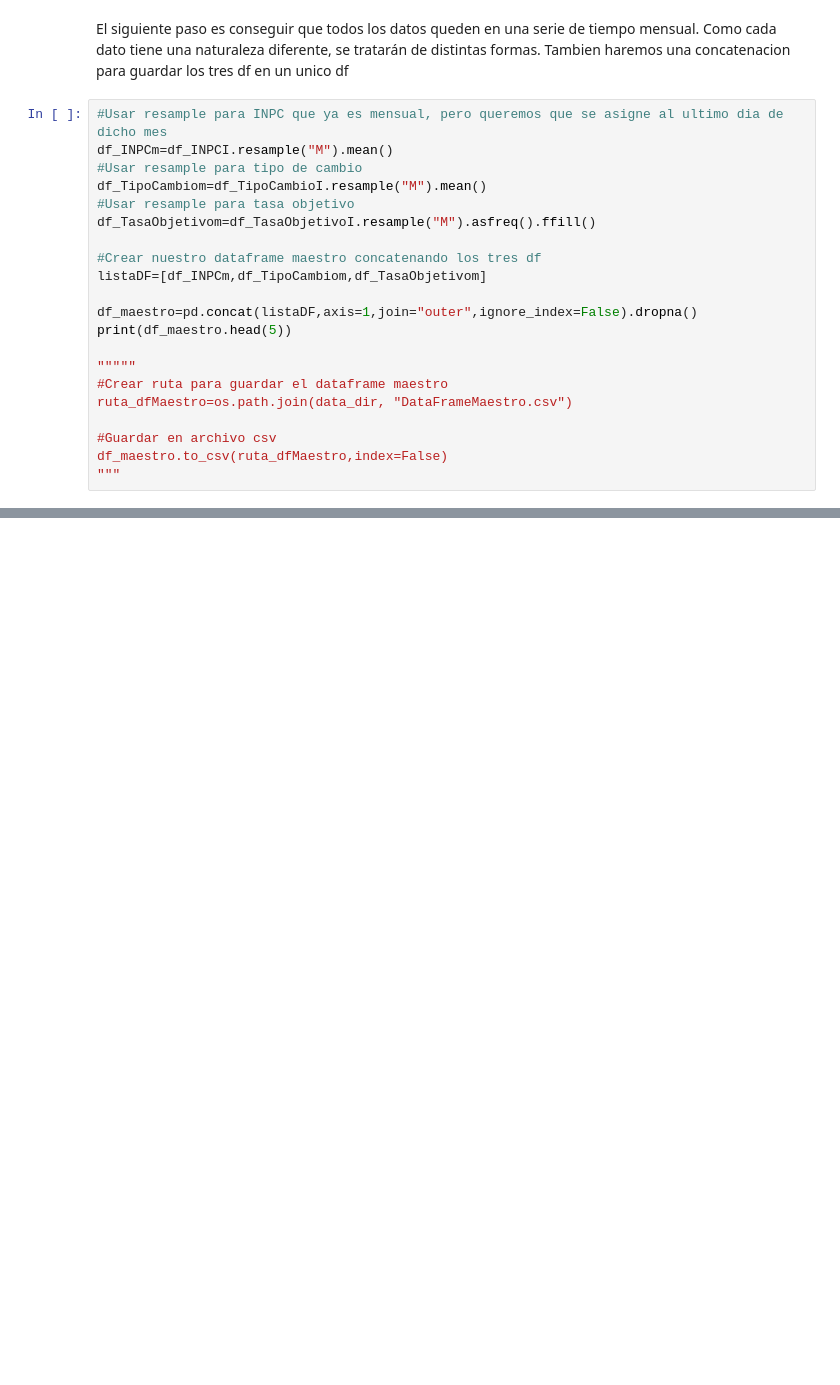
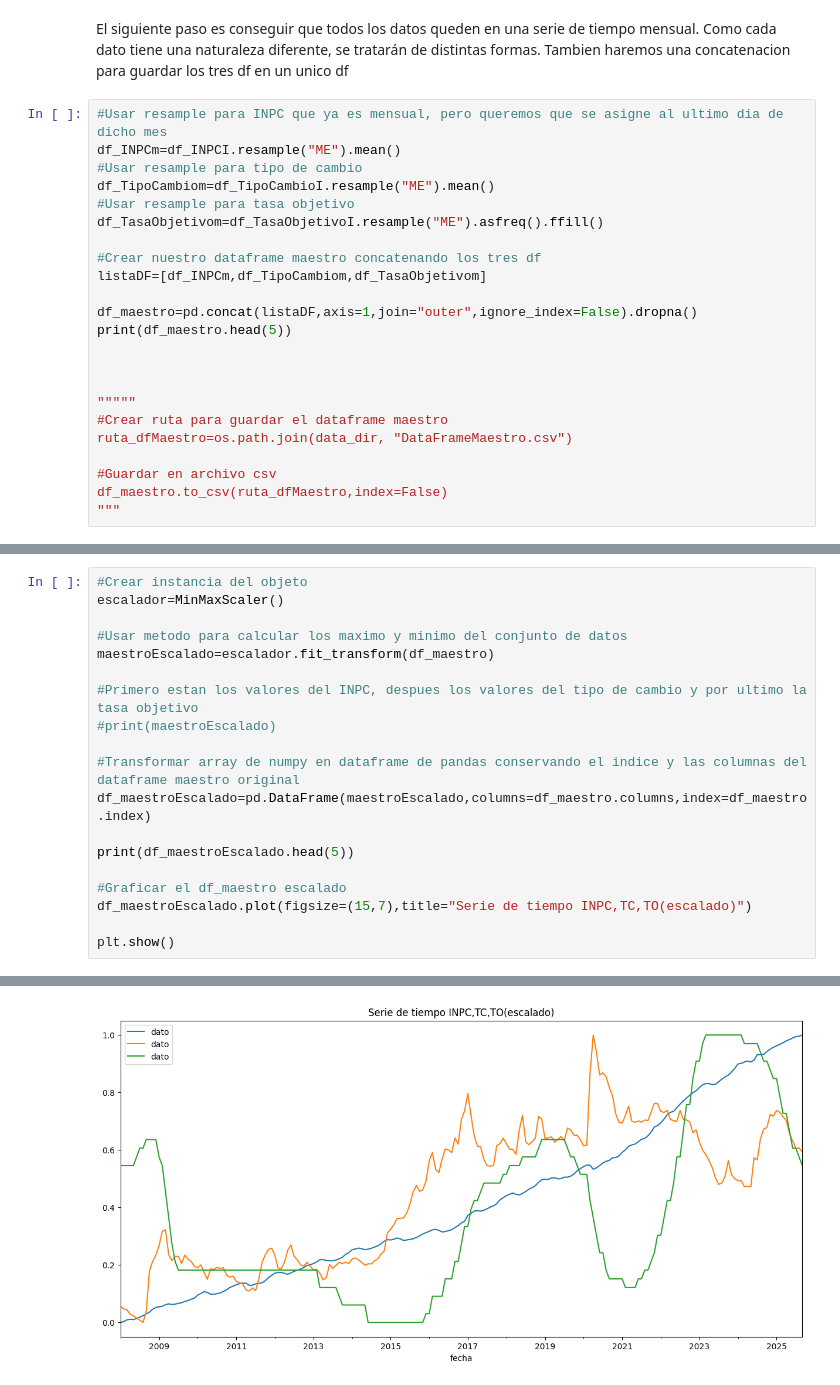
Before and after one commit to OrlandoG09/Banxico-policy-analysis, a Jupyter notebook: notebooks/02_data_cleaning.ipynb, the cells around one changed output, grey strips where cells are left out. Cells and saved outputs as stored; diff of their text form; blank space fills up the shorter version.

```diff
--- a/notebooks/02_data_cleaning.ipynb
+++ b/notebooks/02_data_cleaning.ipynb
@@ -47,17 +68,19 @@ El siguiente paso es conseguir que todos los datos queden en una serie de tiempo
 Tambien haremos una concatenacion para guardar los tres df en un unico df
 # %%
 #Usar resample para INPC que ya es mensual, pero queremos que se asigne al ultimo dia de dicho mes
-df_INPCm=df_INPCI.resample("M").mean()
+df_INPCm=df_INPCI.resample("ME").mean()
 #Usar resample para tipo de cambio
-df_TipoCambiom=df_TipoCambioI.resample("M").mean()
+df_TipoCambiom=df_TipoCambioI.resample("ME").mean()
 #Usar resample para tasa objetivo
-df_TasaObjetivom=df_TasaObjetivoI.resample("M").asfreq().ffill()
+df_TasaObjetivom=df_TasaObjetivoI.resample("ME").asfreq().ffill()
 
 #Crear nuestro dataframe maestro concatenando los tres df
 listaDF=[df_INPCm,df_TipoCambiom,df_TasaObjetivom]
 
 df_maestro=pd.concat(listaDF,axis=1,join="outer",ignore_index=False).dropna()
 print(df_maestro.head(5))
+
+
 
 """""
 #Crear ruta para guardar el dataframe maestro
@@ -68,0 +103,20 @@ df_maestro.to_csv(ruta_dfMaestro,index=False)
+# %%
+#Crear instancia del objeto
+escalador=MinMaxScaler()
+
+#Usar metodo para calcular los maximo y minimo del conjunto de datos
+maestroEscalado=escalador.fit_transform(df_maestro)
+
+#Primero estan los valores del INPC, despues los valores del tipo de cambio y por ultimo la tasa objetivo
+#print(maestroEscalado)
+
+#Transformar array de numpy en dataframe de pandas conservando el indice y las columnas del dataframe maestro original
+df_maestroEscalado=pd.DataFrame(maestroEscalado,columns=df_maestro.columns,index=df_maestro.index)
+
+print(df_maestroEscalado.head(5))
+
+#Graficar el df_maestro escalado
+df_maestroEscalado.plot(figsize=(15,7),title="Serie de tiempo INPC,TC,TO(escalado)")
+
+plt.show()
+# %% [output]
@@ -68,0 +130 @@ df_maestro.to_csv(ruta_dfMaestro,index=False)
+[figure, added]
```
Also changed, not shown: parts of 6 cells of this notebook.
